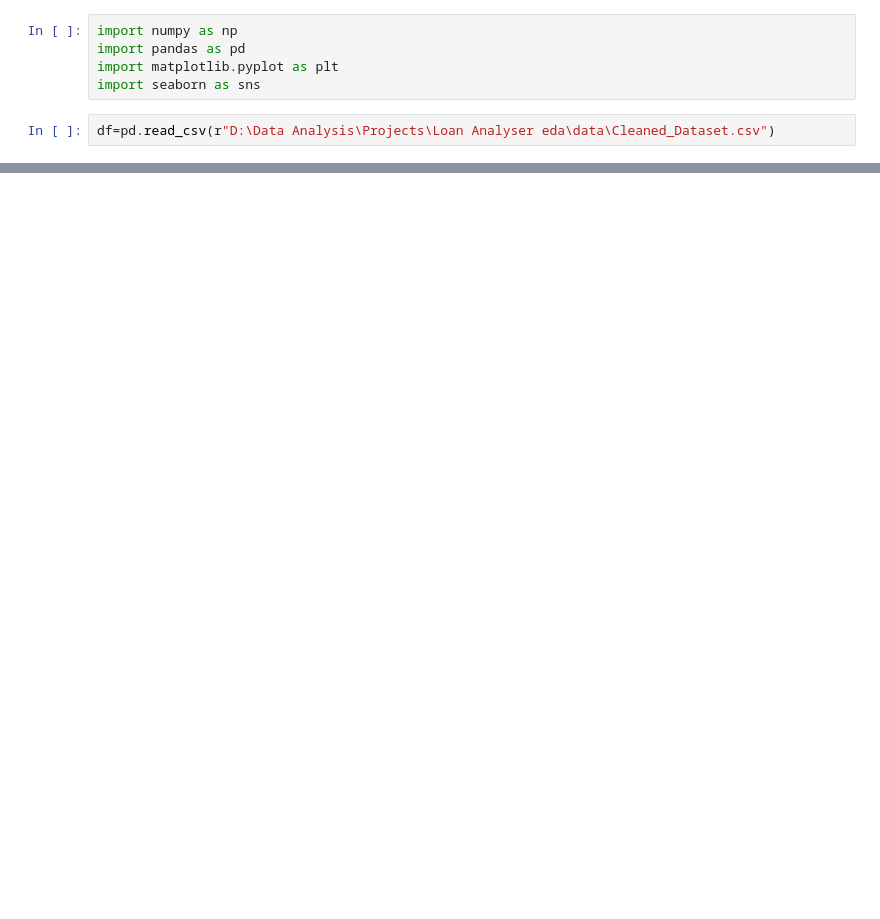
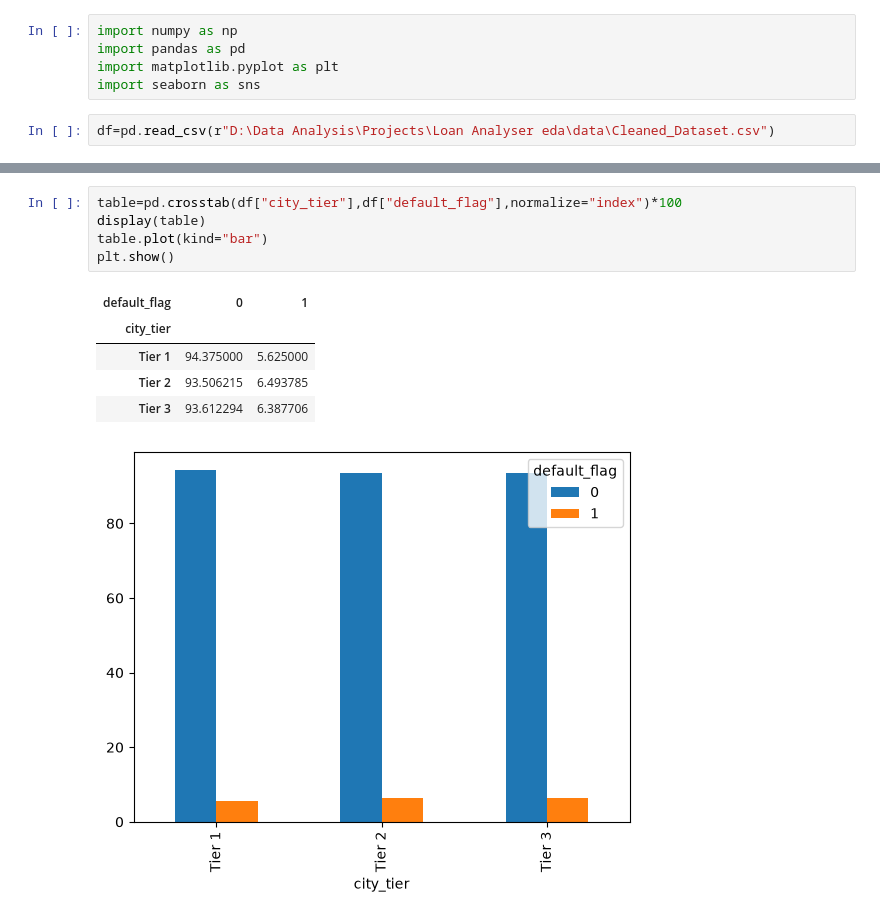
Before and after one commit to Nayan-2006-opensource/loan-default-risk-analysis, a Jupyter notebook: Notebooks/bivariate_analysis_categorical_columns.ipynb, the cells around one changed output, grey strips where cells are left out. Cells and saved outputs as stored; diff of their text form; blank space fills up the shorter version.

```diff
--- a/Notebooks/bivariate_analysis_categorical_columns.ipynb
+++ b/Notebooks/bivariate_analysis_categorical_columns.ipynb
@@ -25,3 +26,15 @@ plt.show()
 | Salaried - Private | 94.166742 | 5.833258 |
 | Self-Employed Professional | 94.497412 | 5.502588 |
 [figure]
+# %%
+table=pd.crosstab(df["city_tier"],df["default_flag"],normalize="index")*100
+display(table)
+table.plot(kind="bar")
+plt.show()
+# %% [output]
+| default_flag | 0 | 1 |
+| city_tier |  |  |
+| Tier 1 | 94.375000 | 5.625000 |
+| Tier 2 | 93.506215 | 6.493785 |
+| Tier 3 | 93.612294 | 6.387706 |
+[figure, added]
```
Also changed, not shown: parts of 6 cells of this notebook.
